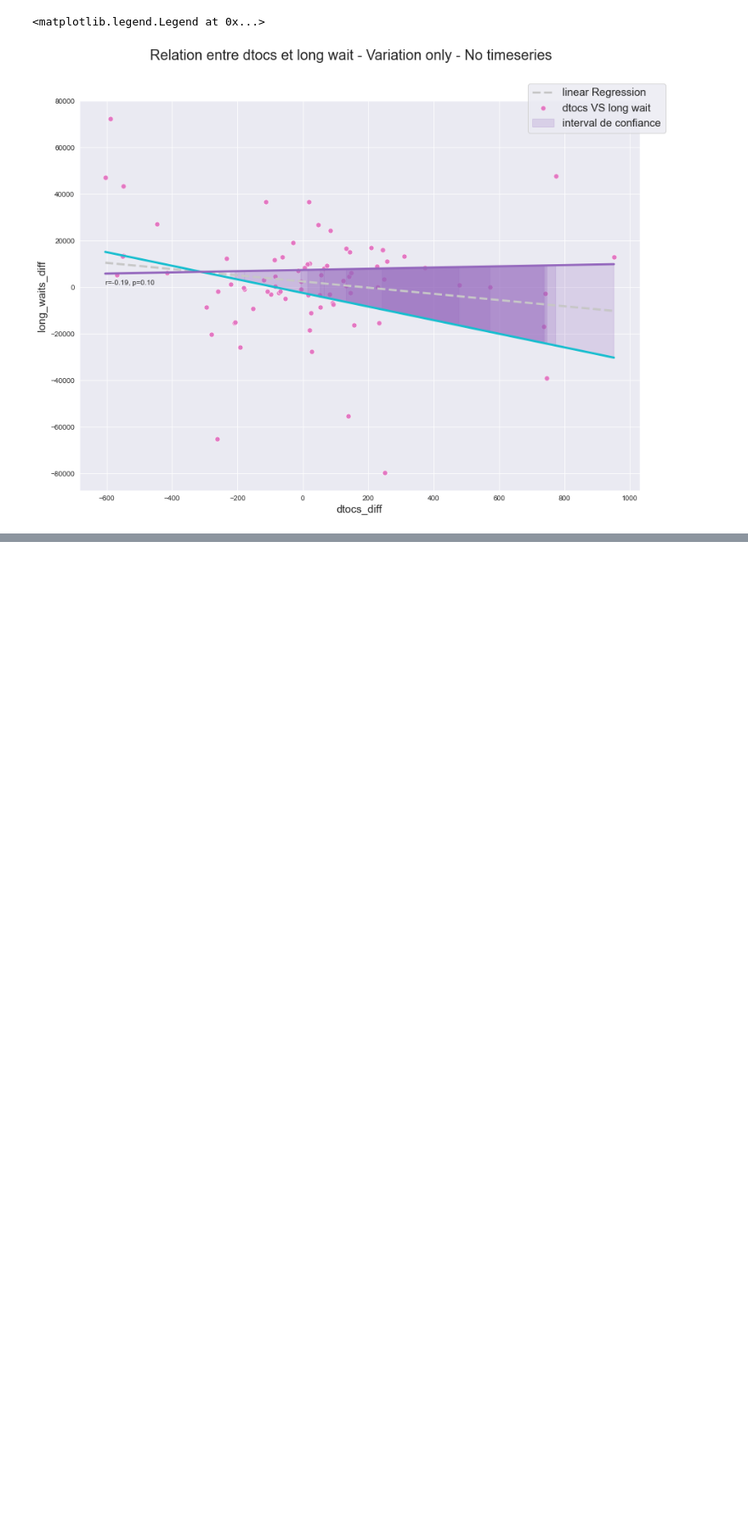
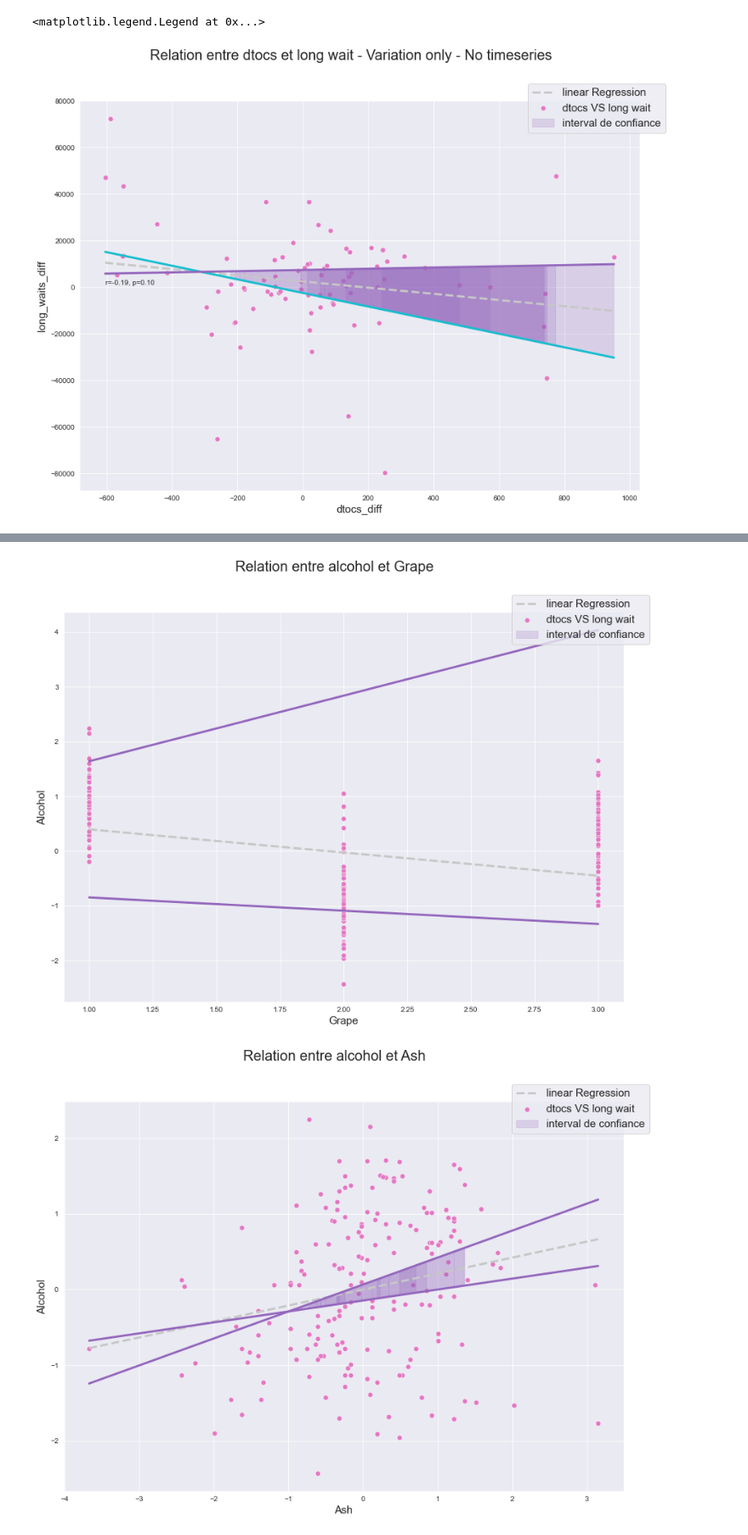
Before and after one commit to ManuLabricole/CDN-Statistique, a Jupyter notebook: 3 - Regression lineaire/Notebooks/notebook_1.ipynb, the cells around one changed output, grey strips where cells are left out. Shown at 85% size. Cells and saved outputs as stored; diff of their text form; code cells hidden in the pictures; blank space fills up the shorter version.

```diff
--- a/3 - Regression lineaire/Notebooks/notebook_1.ipynb
+++ b/3 - Regression lineaire/Notebooks/notebook_1.ipynb
@@ -874,0 +939,3 @@ advertising.shape
+# %%
+alcohol = df_wine["Alcohol"]
+df_wine.drop(columns="Alcohol", inplace=True)
@@ -874,0 +1126,6 @@ advertising.shape
+# %%
+for col in df_meaning.columns:
+    test_column(alcohol, df_meaning[col], col)
+# %% [output]
+[figure, added]
+[figure, added]
```
Also changed, not shown: parts of 97 cells of this notebook.
